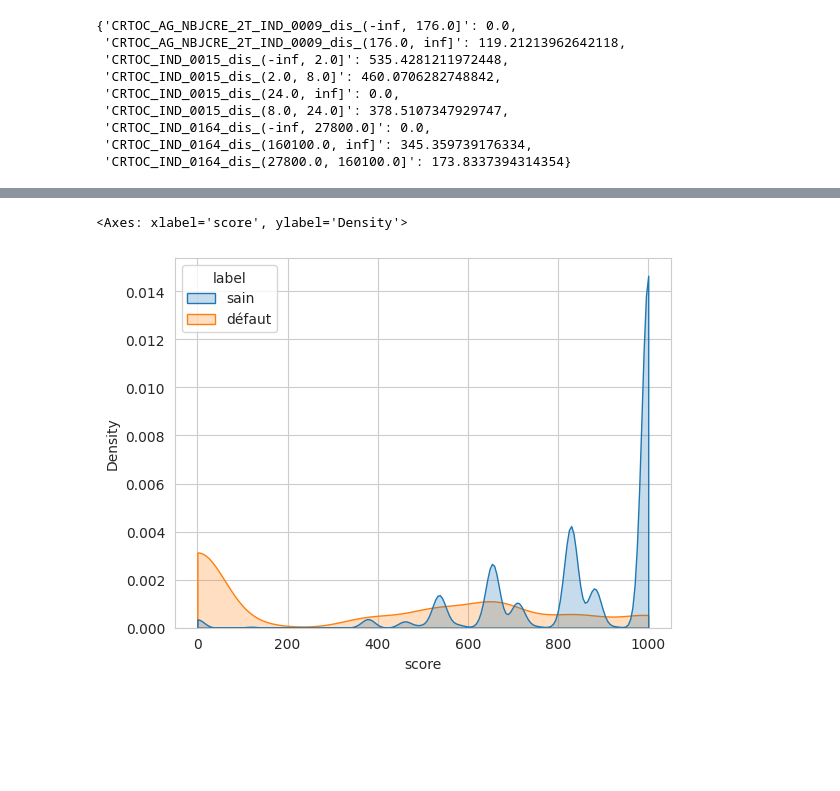
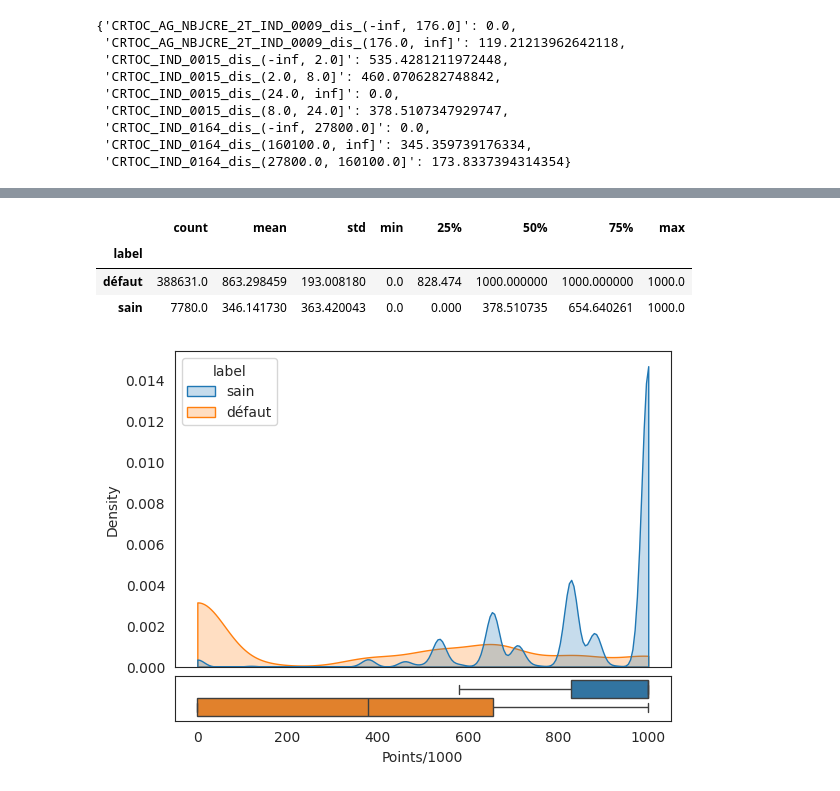
Before and after one commit to cheryl-kdio/Scoring_3A, a Jupyter notebook: Cheryl/modelling.ipynb, the cells around one changed output, grey strips where cells are left out. Drawn from its saved outputs; the diff is of its cells as text; code cells hidden in the pictures; blank space fills up the shorter version.

```diff
--- a/Cheryl/modelling.ipynb
+++ b/Cheryl/modelling.ipynb
@@ -215,7 +192,7 @@ Logit Regression Results
 | CRTOC_IND_0164_dis_(27800.0, 1601... | 0.9291 | 0.049 | 18.826 | 0.000 | 0.832 | 1.026 |
 | CRTOC_AG_NBJCRE_2T_IND_0009_dis_(... | 0.6458 | 0.034 | 19.058 | 0.000 | 0.579 | 0.712 |
 # %%
-coefficients = pd.Series(model.params)
+coefficients = pd.Series(model1.params)
 
 for modalite in modalites_reference:
     if modalite not in coefficients.index:
@@ -332,0 +214,4 @@ SC_df
+# %%
+importlib.reload(functions)
+SC_df = functions.compute_score(vars_selected1,coefficients,X_train_reg,cible)
+SC_df
@@ -379,2 +242,2 @@ def calculate_individual_scores(df_sc, df_individuals):
 # %%
-score = calculate_individual_scores(SC_df, X_train_reg[vars_selected+[cible]])
+score = functions.calculate_individual_scores(SC_df, X_train_reg[vars_selected1+[cible]])
@@ -462,25 +278,0 @@ NameError: name 'part_df' is not defined
-# %%
-# Pour chaque note /1000, on calcule la part en pourcentage de sain et la part de défaut
-
-# On arrondi le score au 5 le plus proche
-sample['score_round'] = np.round(sample['score'] / 5) * 5
-
-# Pour chaque note de score_round, on regarde la part de sain et la part de défaut
-# et vide initialisé
-part_df = pd.DataFrame(columns=['score_round', 'part_sain', 'part_dfo'])
-
-# Boucle sur les scores
-for score in sample['score_round'].unique():
-    sub_df = sample[sample['score_round'] == score]
-    # On calcule la part de sain
-    part_sain = sub_df[sub_df['label'] == 'sain'].shape[0] / sub_df.shape[0]
-    # On calcule la part de défaut
-    part_dfo = sub_df[sub_df['label'] == 'défaut'].shape[0] / sub_df.shape[0]
-
-    # On met dans le part_df
-    part_df = pd.concat([part_df, pd.DataFrame({'score_round': [score],
-                                                'part_sain': [part_sain],
-                                                'part_dfo': [part_dfo]})])
-
-# On ordonne part_df
-part_df = part_df.sort_values(by='score_round')
@@ -509,8 +279,12 @@ plt.show()
-# %%
-sns.kdeplot(
-    data=sample, x='score', hue='label', common_norm=False,
-    fill=True, cut=0
-)
-# %% [output]
-<Axes: xlabel='score', ylabel='Density'>
-[figure, removed]
+# %%
+sample["score"].groupby(sample["label"]).describe()
+# %% [output]
+|  | count | mean | std | min | 25% | 50% | 75% | max |
+| label |  |  |  |  |  |  |  |  |
+| défaut | 388631.0 | 863.298459 | 193.008180 | 0.0 | 828.474 | 1000.000000 | 1000.000000 | 1000.0 |
+| sain | 7780.0 | 346.141730 | 363.420043 | 0.0 | 0.000 | 378.510735 | 654.640261 | 1000.0 |
+# %%
+importlib.reload(functions)
+functions.plot_kde_and_boxplot(score,cible)
+# %% [output]
+[figure, added]
```
Also changed, not shown: parts of 49 cells of this notebook, 1 other file.
